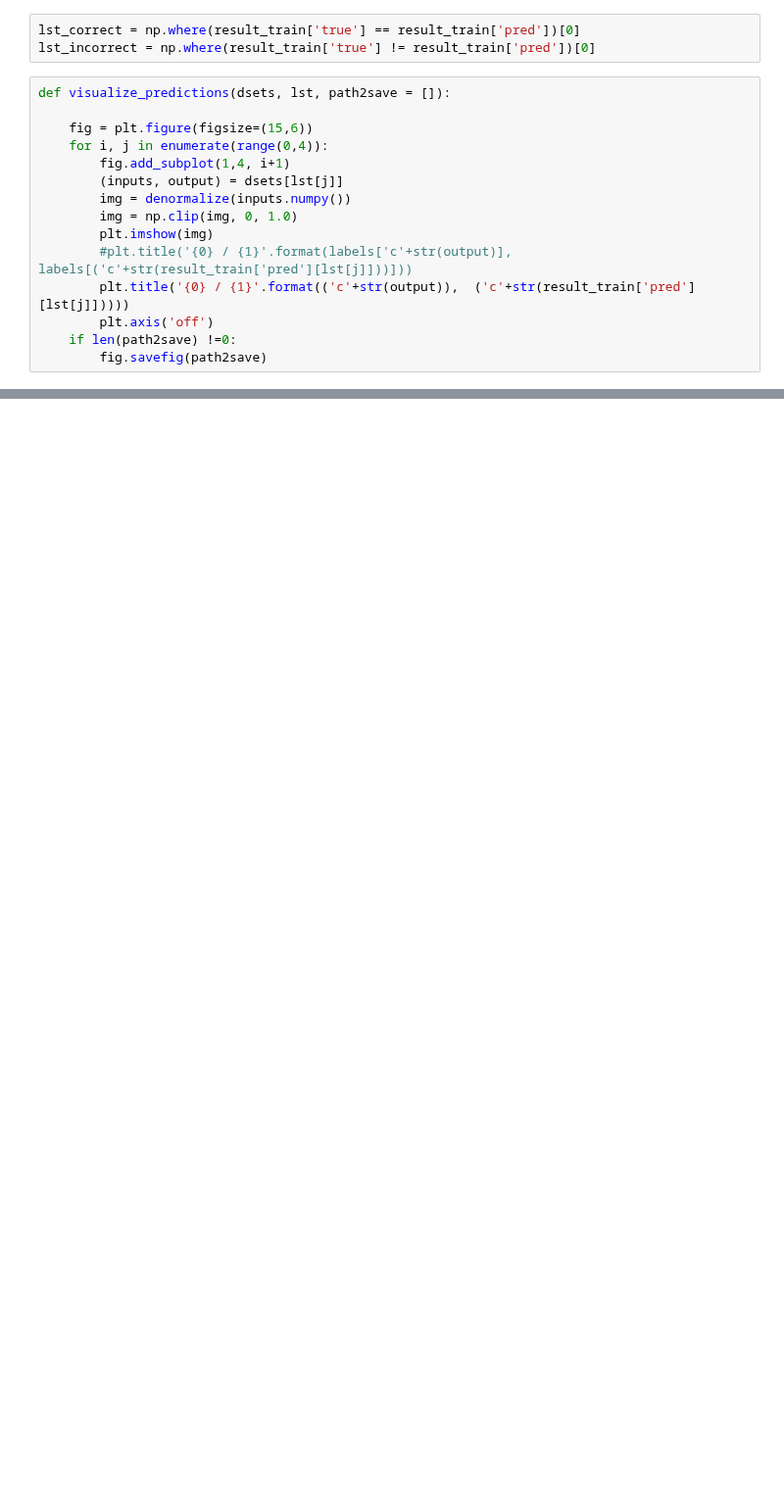
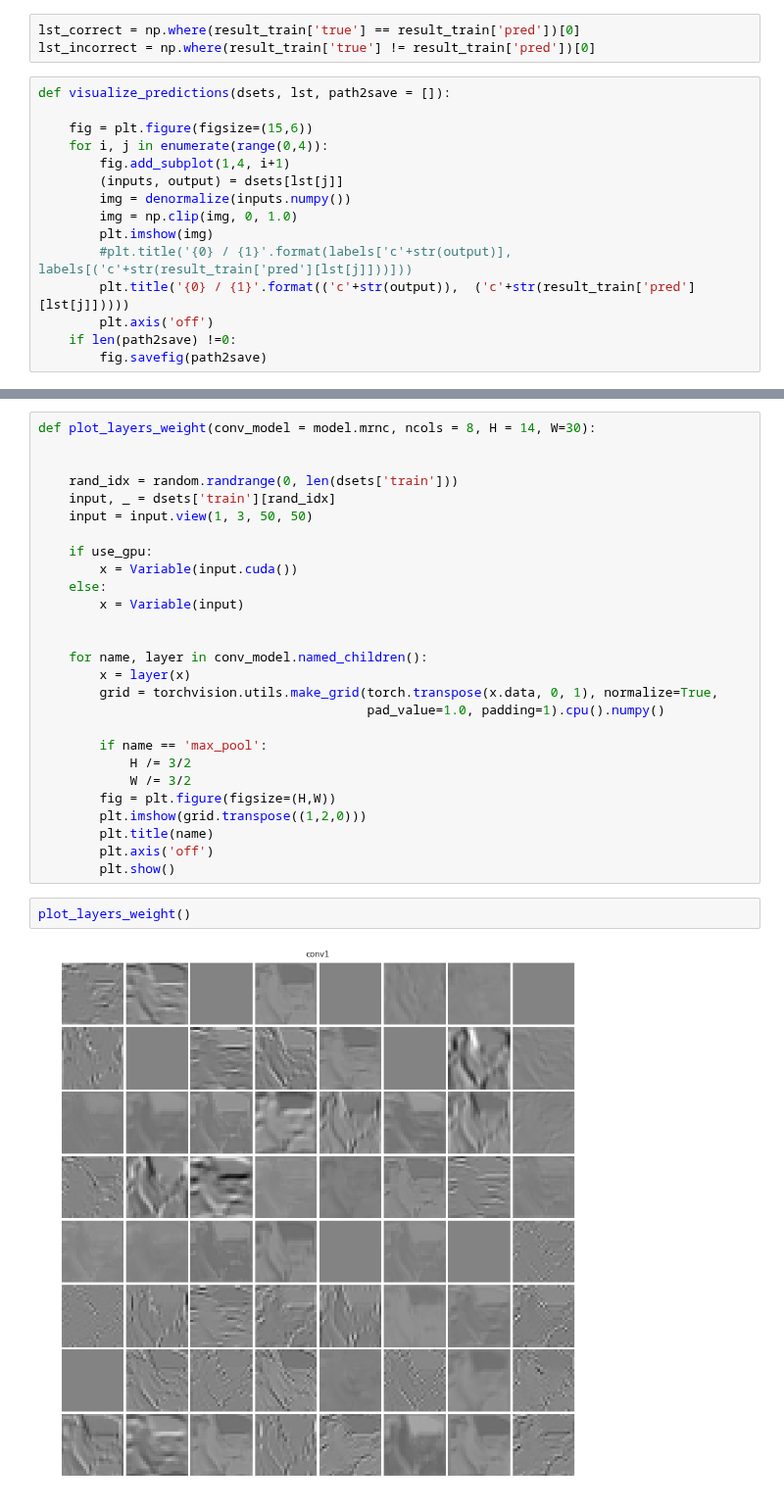
Before and after one commit to RenatoBMLR/state-farm-distracted-driver-detection, a Jupyter notebook: Distracted_Driver_Detection.ipynb, the cells around one changed output, grey strips where cells are left out. Shown at 98% size. Drawn from its saved outputs; the diff is of its cells as text; blank space fills up the shorter version.

```diff
--- a/Distracted_Driver_Detection.ipynb
+++ b/Distracted_Driver_Detection.ipynb
@@ -543,0 +548,31 @@ visualize_predictions(dsets['train'], lst_incorrect)
+# %%
+def plot_layers_weight(conv_model = model.mrnc, ncols = 8, H = 14, W=30):
+
+
+    rand_idx = random.randrange(0, len(dsets['train']))
+    input, _ = dsets['train'][rand_idx]
+    input = input.view(1, 3, 50, 50)
+
+    if use_gpu:
+        x = Variable(input.cuda())
+    else:
+        x = Variable(input)
+
+
+    for name, layer in conv_model.named_children():
+        x = layer(x)
+        grid = torchvision.utils.make_grid(torch.transpose(x.data, 0, 1), normalize=True,
+                                           pad_value=1.0, padding=1).cpu().numpy()
+
+        if name == 'max_pool':
+            H /= 3/2
+            W /= 3/2
+        fig = plt.figure(figsize=(H,W))
+        plt.imshow(grid.transpose((1,2,0)))
+        plt.title(name)
+        plt.axis('off')
+        plt.show()
+# %%
+plot_layers_weight()
+# %% [output]
+[figure, added]
```
Also changed, not shown: parts of 11 cells of this notebook.
